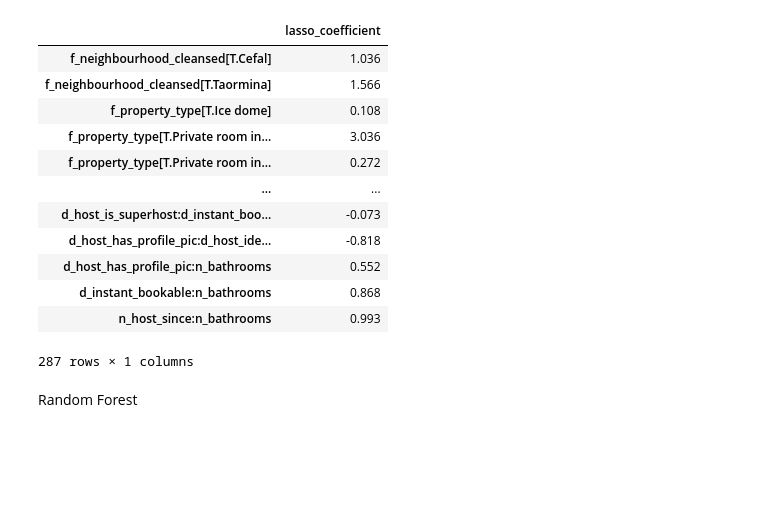
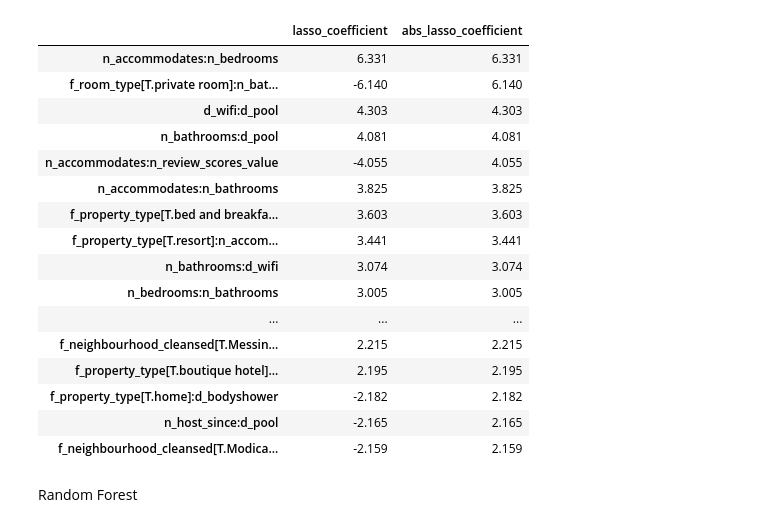
Before and after one commit to viethngn/Data_Analysis_3_ECBS5171, a Jupyter notebook: assignment2/assignment2_viethngn.ipynb, the cells around one changed output. Cells and saved outputs as stored; diff of their text form; code cells hidden in the pictures; blank space fills up the shorter version.

```diff
--- a/assignment2/assignment2_viethngn.ipynb
+++ b/assignment2/assignment2_viethngn.ipynb
@@ -197,3 +197,14 @@ numerical_columns
+# %%
+# ols get train test split
+def get_ols_train_test_split(data, lasso=False):
+    if lasso:
+        y, ols_df = dmatrices('price~' + '+'.join(numerical_columns) + '+' + '+'.join(categorical_columns) + '+' + '+'.join(interactions), data, return_type="dataframe")
+    else:
+        y, ols_df = dmatrices('price~' + '+'.join(numerical_columns) + '+' + '+'.join(categorical_columns), data, return_type="dataframe")
+    ols_terms_list = ols_df.design_info.column_names
+    ols_df['price'] = y
+    ols_data_train, ols_data_holdout = train_test_split(ols_df, train_size=0.7, random_state=42)
+    return ols_data_train, ols_data_holdout, ols_terms_list
 # %%
 data_train, data_holdout = train_test_split(work_df, train_size=0.7, random_state=42)
 data_train.shape, data_holdout.shape
@@ -204,5 +231,8 @@ OLS
 # %%
 # LASSO for OLS
-y, X = dmatrices('price~' + '+'.join(numerical_columns) + '+' + '+'.join(categorical_columns) + '+' + '+'.join(interactions), data_train)
-ols_terms_list = X.design_info.column_names
-X
+def get_lasso_matrices(data):
+    y = data['price']
+    X = data.drop(columns=['price'])
+    scaler = StandardScaler()
+    X = scaler.fit_transform(X)
+    return y, X
@@ -227,20 +239,24 @@ DesignMatrix with shape (12382, 2080)
 # %%
 %%time
-scaler = StandardScaler()
-X = scaler.fit_transform(X)
+# get lasso data split
+lasso_data_train, lasso_data_holdout, lasso_terms_list = get_ols_train_test_split(work_df, lasso=True)
 
 # define model
 lasso_model = ElasticNet(l1_ratio = 1, fit_intercept = True)
 
 # define cv search
-ols_search = GridSearchCV(
+lasso_search = GridSearchCV(
     lasso_model,
-    {"alpha":[i/100 for i in range(5, 100, 5)]},
+    {"alpha":[i/100 for i in range(5, 60, 5)]},
     cv=5,
     scoring="neg_root_mean_squared_error",
     verbose=3,
 )
 
 # perform the search
-ols_results = ols_search.fit(X, y)
+y, X = get_lasso_matrices(lasso_data_train)
+
+start_time = datetime.now()
+lasso_results = lasso_search.fit(X, y)
+lasso_time = datetime.now() - start_time
 # %% [output]
@@ -309,25 +304,31 @@ df_ols_results
 # %%
-pd.DataFrame(
-    ols_results.best_estimator_.coef_.tolist(),
-    index=ols_terms_list,
+df_ols_var_coefs = pd.DataFrame(
+    lasso_results.best_estimator_.coef_.tolist(),
+    index=lasso_terms_list,
     columns=["lasso_coefficient"],
 ).assign(lasso_coefficient=lambda x: x.lasso_coefficient.round(3)).loc[
     lambda x: x.lasso_coefficient != 0
 ]
+df_ols_var_coefs['abs_lasso_coefficient'] = df_ols_var_coefs["lasso_coefficient"].apply(lambda x: x if x >= 0 else x * -1)
+df_ols_var_coefs.sort_values(by="abs_lasso_coefficient", ascending=False).iloc[:30]
 # %% [output]
-|  | lasso_coefficient |
-| f_neighbourhood_cleansed[T.Cefal] | 1.036 |
-| f_neighbourhood_cleansed[T.Taormina] | 1.566 |
-| f_property_type[T.Ice dome] | 0.108 |
-| f_property_type[T.Private room in... | 3.036 |
-| f_property_type[T.Private room in... | 0.272 |
-| ... | ... |
-| d_host_is_superhost:d_instant_boo... | -0.073 |
-| d_host_has_profile_pic:d_host_ide... | -0.818 |
-| d_host_has_profile_pic:n_bathrooms | 0.552 |
-| d_instant_bookable:n_bathrooms | 0.868 |
-| n_host_since:n_bathrooms | 0.993 |
+|  | lasso_coefficient | abs_lasso_coefficient |
+| n_accommodates:n_bedrooms | 6.331 | 6.331 |
+| f_room_type[T.private room]:n_bat... | -6.140 | 6.140 |
+| d_wifi:d_pool | 4.303 | 4.303 |
+| n_bathrooms:d_pool | 4.081 | 4.081 |
+| n_accommodates:n_review_scores_value | -4.055 | 4.055 |
+| n_accommodates:n_bathrooms | 3.825 | 3.825 |
+| f_property_type[T.bed and breakfa... | 3.603 | 3.603 |
+| f_property_type[T.resort]:n_accom... | 3.441 | 3.441 |
+| n_bathrooms:d_wifi | 3.074 | 3.074 |
+| n_bedrooms:n_bathrooms | 3.005 | 3.005 |
+| ... | ... | ... |
+| f_neighbourhood_cleansed[T.Messin... | 2.215 | 2.215 |
+| f_property_type[T.boutique hotel]... | 2.195 | 2.195 |
+| f_property_type[T.home]:d_bodyshower | -2.182 | 2.182 |
+| n_host_since:d_pool | -2.165 | 2.165 |
+| f_neighbourhood_cleansed[T.Modica... | -2.159 | 2.159 |
-287 rows × 1 columns
 # %% [markdown]
 Random Forest
 # %%
```
Also changed, not shown: parts of 39 cells of this notebook.
